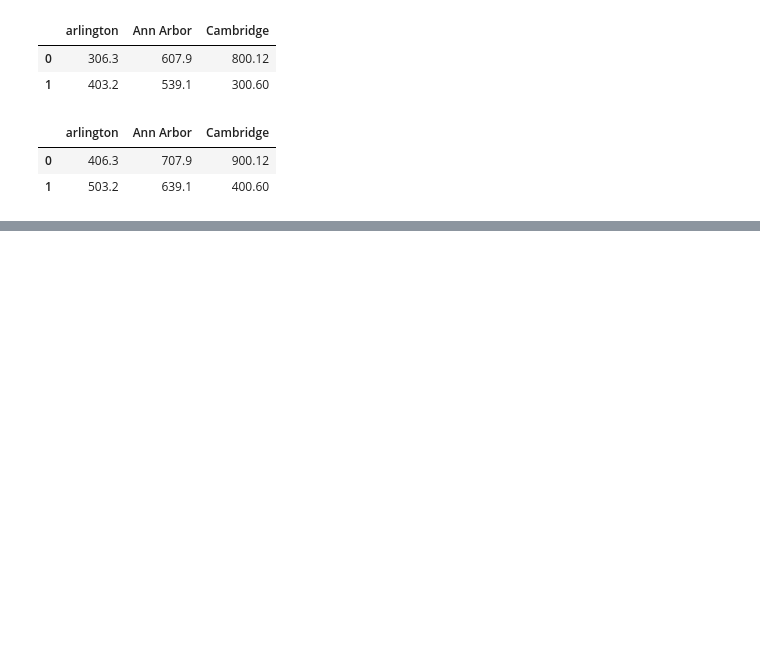
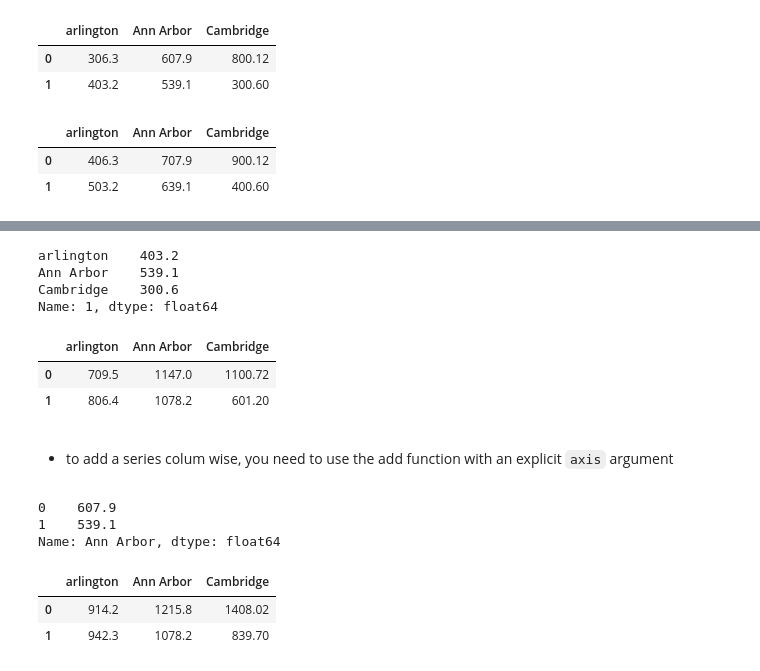
Before and after one commit to 1bMedina/ite140, a Jupyter notebook: notebooks/chapter5.ipynb, the cells around one changed output, grey strips where cells are left out. Cells and saved outputs as stored; diff of their text form; code cells hidden in the pictures; blank space fills up the shorter version.

```diff
--- a/notebooks/chapter5.ipynb
+++ b/notebooks/chapter5.ipynb
@@ -574,0 +615,29 @@ rainfall +100
+# %%
+# series taken from a row
+rainfall.loc[1, :]
+# %% [output]
+arlington    403.2
+Ann Arbor    539.1
+Cambridge    300.6
+Name: 1, dtype: float64
+# %%
+rainfall + rainfall.loc[1, :]
+# %% [output]
+|  | arlington | Ann Arbor | Cambridge |
+| 0 | 709.5 | 1147.0 | 1100.72 |
+| 1 | 806.4 | 1078.2 | 601.20 |
+# %% [markdown]
+- <p style="font-family: monospace, monaco;"> to add a series colum wise, you need to use the add function with an explicit <code>axis</code> argument</p>
+# %%
+# series taken from a column
+rainfall.loc[:, "Ann Arbor"]
+# %% [output]
+0    607.9
+1    539.1
+Name: Ann Arbor, dtype: float64
+# %%
+rainfall.add(rainfall.loc[:, "Ann Arbor"], axis=0)
+# %% [output]
+|  | arlington | Ann Arbor | Cambridge |
+| 0 | 914.2 | 1215.8 | 1408.02 |
+| 1 | 942.3 | 1078.2 | 839.70 |
```
Also changed, not shown: parts of 30 cells of this notebook, 1 other file.
